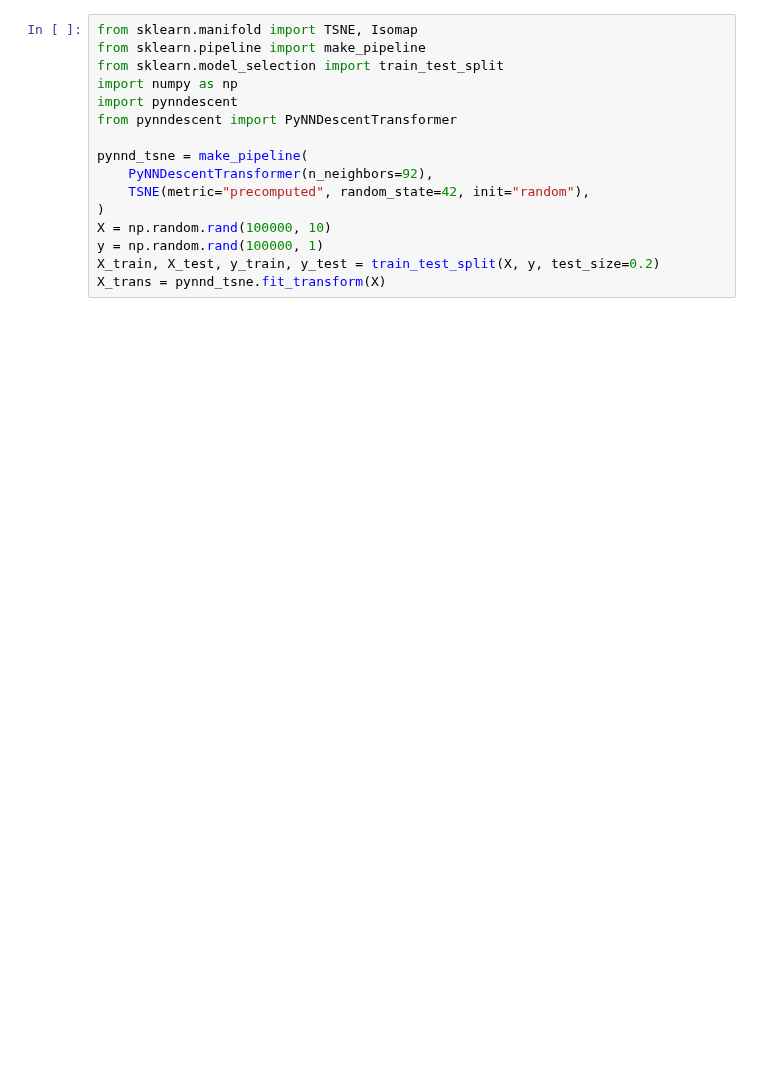
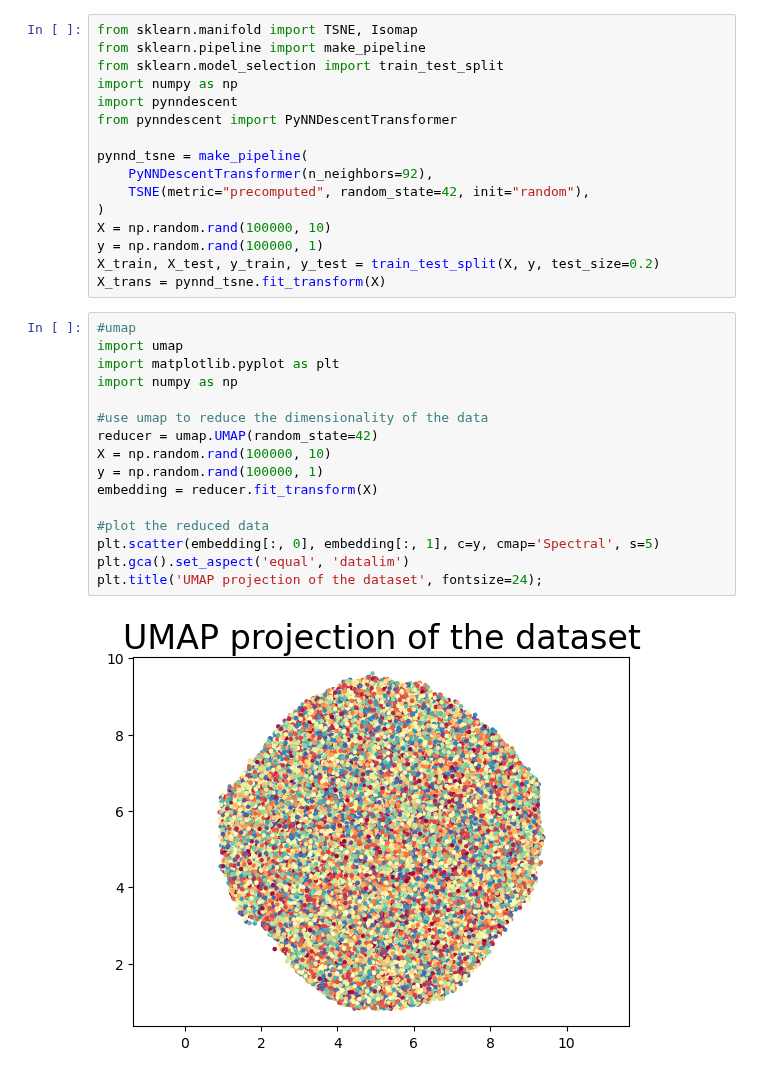
Before and after one commit to binweiyan/code, a Jupyter notebook: Sample_virtualize.ipynb, the cells around one changed output. Saved outputs shown, nothing was run; the diff lists cells and outputs as text; blank space fills up the shorter version.

```diff
--- a/Sample_virtualize.ipynb
+++ b/Sample_virtualize.ipynb
@@ -39,3 +40,21 @@ X = np.random.rand(100000, 10)
 y = np.random.rand(100000, 1)
 X_train, X_test, y_train, y_test = train_test_split(X, y, test_size=0.2)
 X_trans = pynnd_tsne.fit_transform(X)
+# %%
+#umap
+import umap
+import matplotlib.pyplot as plt
+import numpy as np
+
+#use umap to reduce the dimensionality of the data
+reducer = umap.UMAP(random_state=42)
+X = np.random.rand(100000, 10)
+y = np.random.rand(100000, 1)
+embedding = reducer.fit_transform(X)
+
+#plot the reduced data
+plt.scatter(embedding[:, 0], embedding[:, 1], c=y, cmap='Spectral', s=5)
+plt.gca().set_aspect('equal', 'datalim')
+plt.title('UMAP projection of the dataset', fontsize=24);
+# %% [output]
+[figure, added]
```
Also changed, not shown: parts of 3 cells of this notebook, 1 other file.
